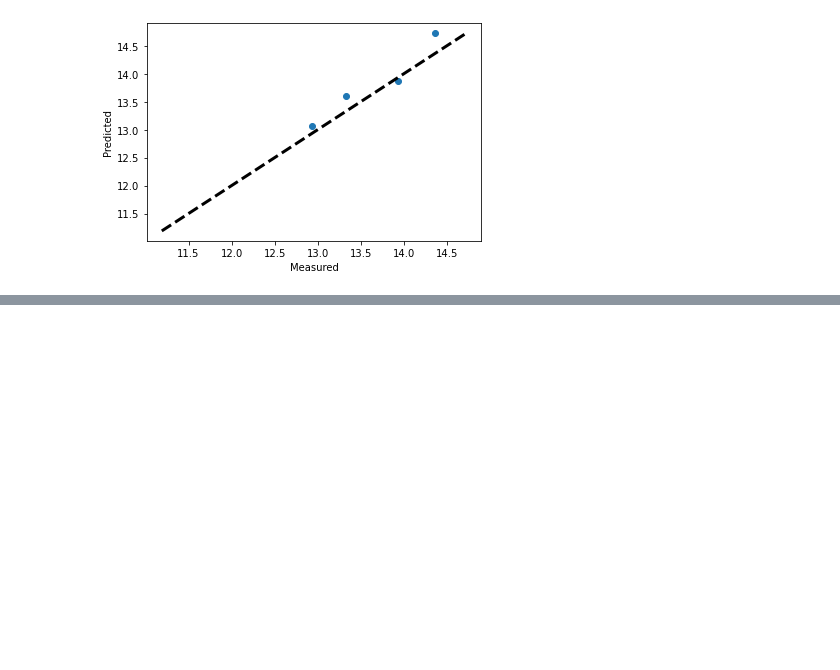
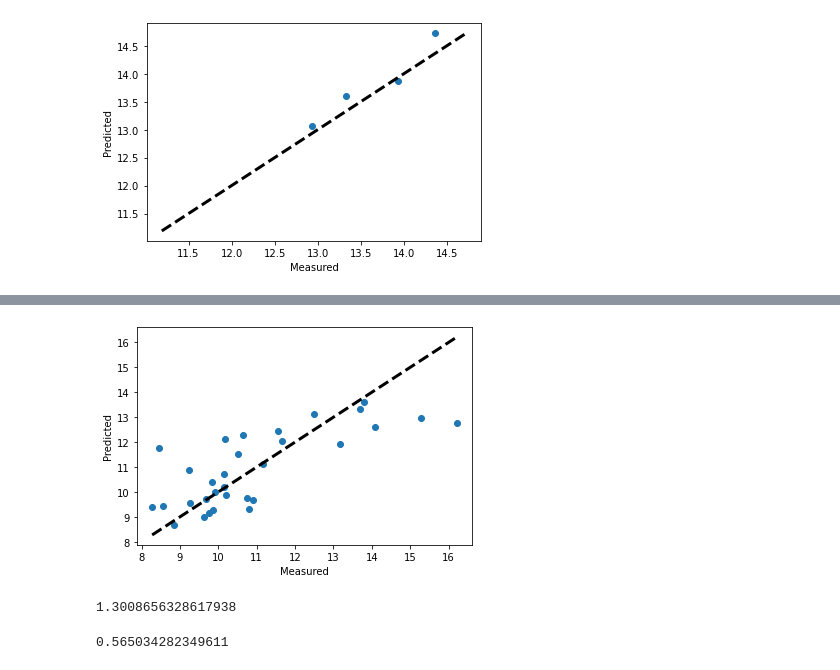
Before and after one commit to mguner-data/Global_Suicide_Data_Analysis, a Jupyter notebook: Final_Presentation_SuicideSquad.ipynb, the cells around one changed output, grey strips where cells are left out. Cells and saved outputs as stored; diff of their text form; code cells hidden in the pictures; blank space fills up the shorter version.

Commit message:
Repeated multivariate regression prediction for Singapore

```diff
--- a/Final_Presentation_SuicideSquad.ipynb
+++ b/Final_Presentation_SuicideSquad.ipynb
@@ -1643,0 +1675,7 @@ plt.show()
+# %%
+output_var = Singapore_total['suicide_rate']
+input_vars = Singapore_total[['year','gdp_per_capita ($)']]
+# %%
+linear_regression  = LinearRegression()
+# %%
+linear_regression.fit(input_vars,output_var)
@@ -1643,0 +1684,2 @@ plt.show()
+# %%
+predicted_output_var = linear_regression.predict(input_vars)
@@ -1643,0 +1696,19 @@ plt.show()
+# %%
+fig, ax = plt.subplots()
+ax.scatter(output_var, predicted_output_var)
+ax.plot([output_var.min(), output_var.max()], [output_var.min(), output_var.max()], 'k--', lw=3)
+ax.set_xlabel('Measured')
+ax.set_ylabel('Predicted')
+plt.show()
+# %% [output]
+[figure, added]
+# %%
+rmse2= np.sqrt(mean_squared_error(output_var,predicted_output_var))
+r2_score_singapore=r2_score(output_var,predicted_output_var)
+rmse2
+# %% [output]
+1.3008656328617938
+# %%
+r2_score_singapore
+# %% [output]
+0.565034282349611
```
Also changed, not shown: parts of 7 cells of this notebook, 10 other files.
